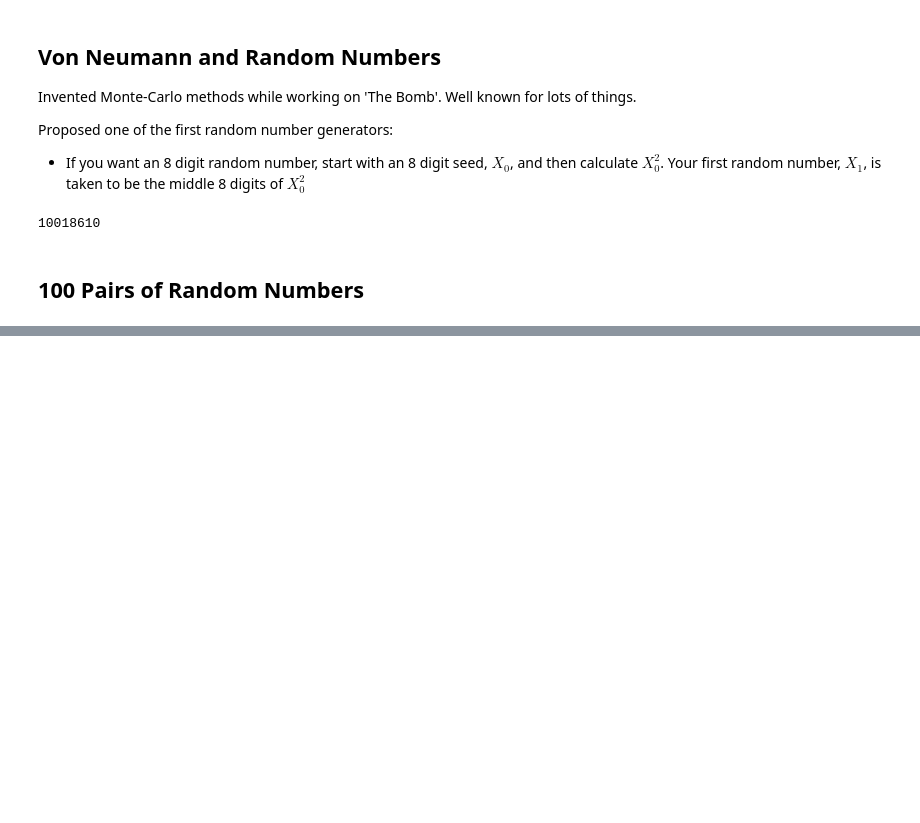
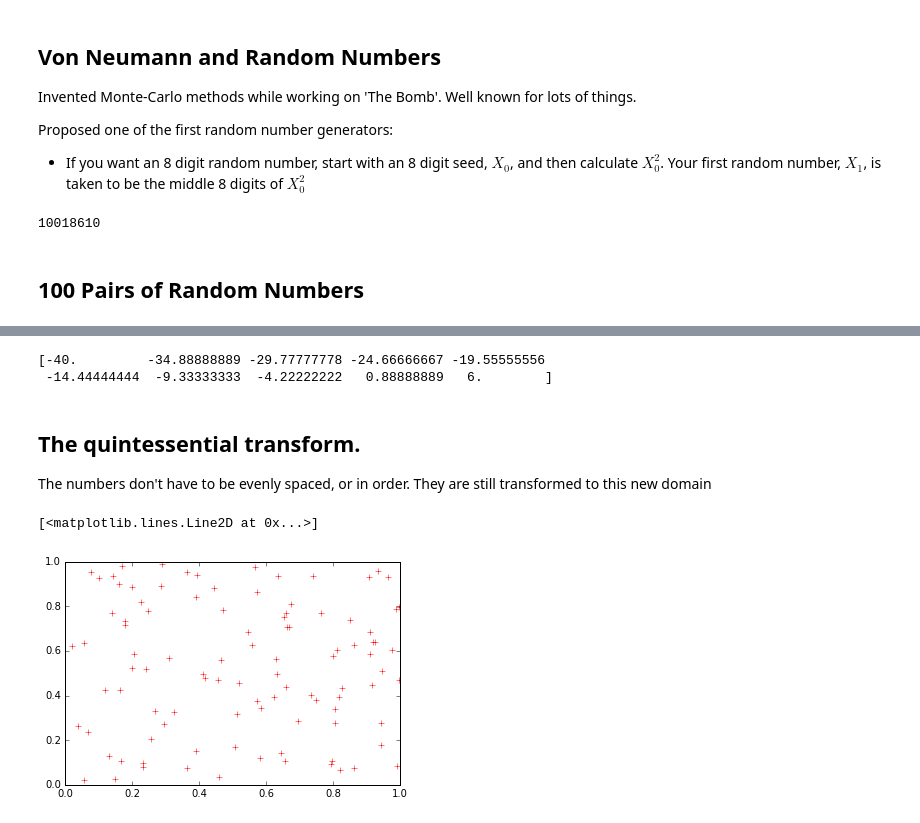
Before and after one commit to rjl09c/ISC4221, a Jupyter notebook: Lecture3.ipynb, the cells around one changed output, grey strips where cells are left out. Cells and saved outputs as stored; diff of their text form; code cells hidden in the pictures; blank space fills up the shorter version.

```diff
--- a/Lecture3.ipynb
+++ b/Lecture3.ipynb
@@ -282,0 +347,18 @@ plt.plot(xrand, yrand, 'r+')
+# %%
+a = -40
+b = 6
+newerx = (b-a)*x+a
+print newerx
+# %% [output]
+[-40.         -34.88888889 -29.77777778 -24.66666667 -19.55555556
+ -14.44444444  -9.33333333  -4.22222222   0.88888889   6.        ]
+# %% [markdown]
+## The quintessential transform.
+
+The numbers don't have to be evenly spaced, or in order. They are still transformed to this new domain
+# %%
+randarray = np.random.rand(100,2)# Random 10x2 matrix
+plt.plot(randarray[:,0], randarray[:,1], 'r+')
+# %% [output]
+[<matplotlib.lines.Line2D at 0x...>]
+[figure, added]
```
Also changed, not shown: parts of 29 cells of this notebook.
